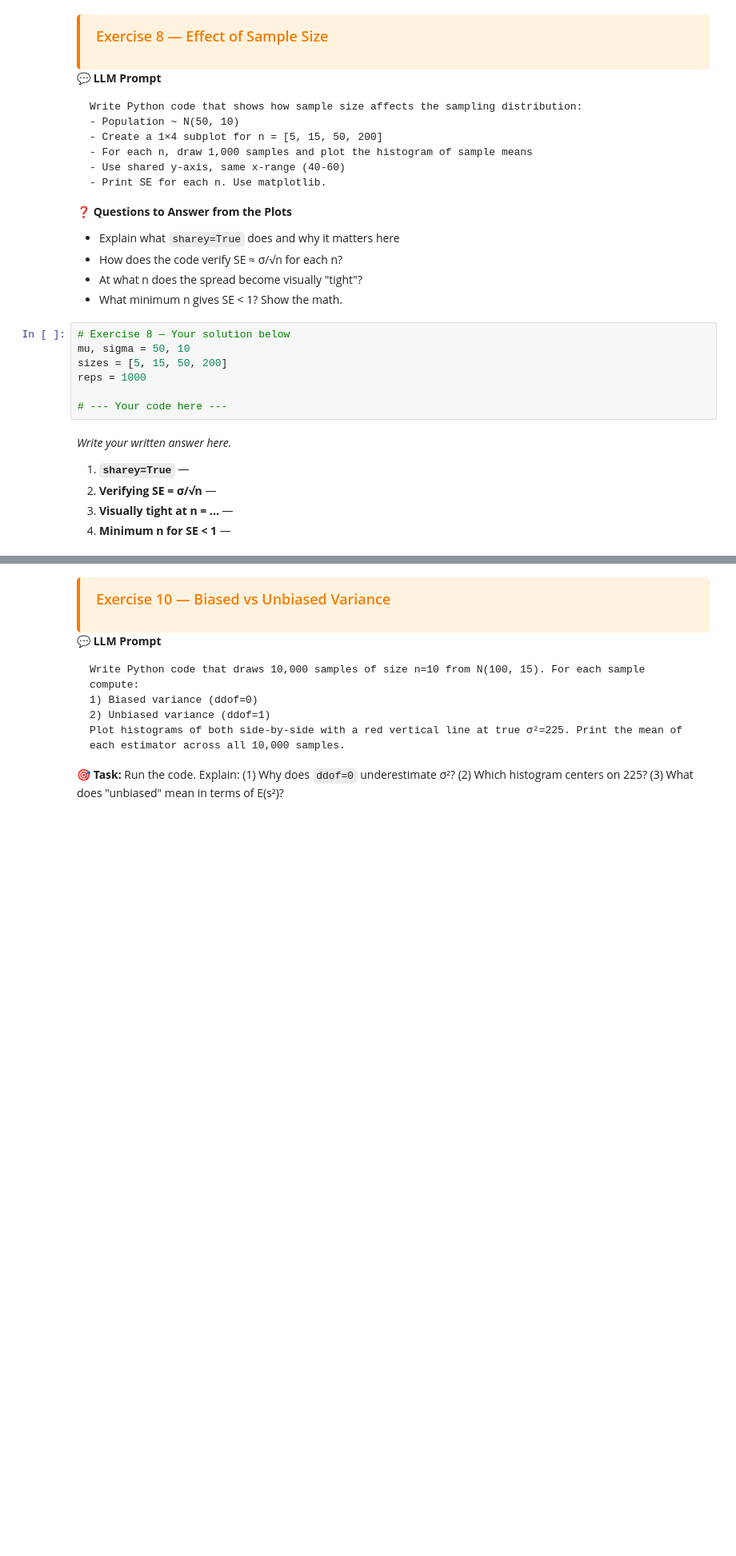
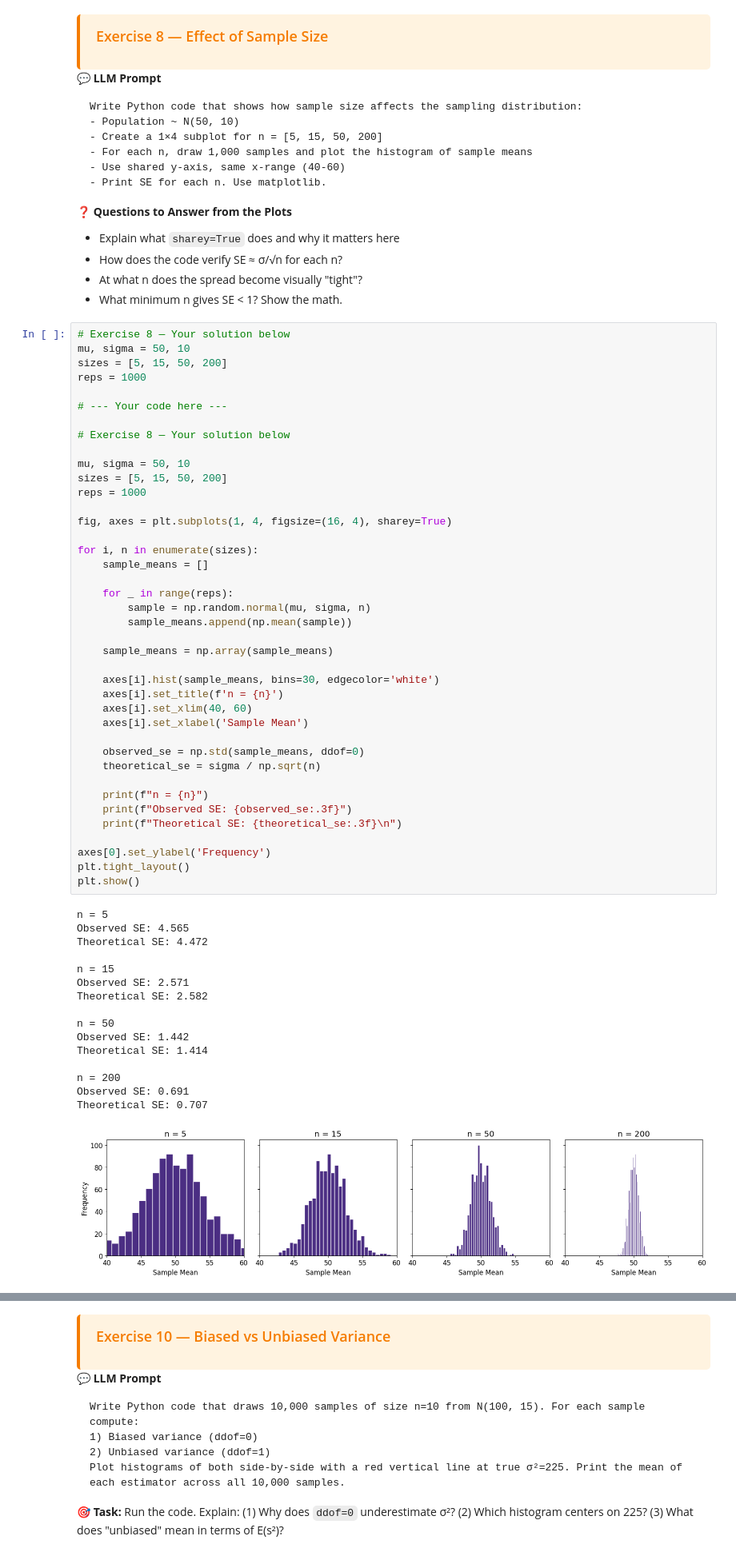
Before and after one commit to ManishSharma2026/BDATA200, a Jupyter notebook: Copy_of_04_data_analysis_statistics.ipynb, the cells around one changed output, grey strips where cells are left out. Shown at 80% size. Saved outputs shown, nothing was run; the diff lists cells and outputs as text; blank space fills up the shorter version.

```diff
--- a/Copy_of_04_data_analysis_statistics.ipynb
+++ b/Copy_of_04_data_analysis_statistics.ipynb
@@ -926,17 +963,60 @@ Write Python code that shows how sample size affects the sampling distribution:
 - How does the code verify SE ≈ σ/√n for each n?
 - At what n does the spread become visually "tight"?
 - What minimum n gives SE < 1? Show the math.
-# %%
-# Exercise 8 — Your solution below
-mu, sigma = 50, 10
-sizes = [5, 15, 50, 200]
-reps = 1000
-
-# --- Your code here ---
-# %% [markdown]
-*Write your written answer here.*
-
-1. **`sharey=True`** —
-2. **Verifying SE = σ/√n** —
-3. **Visually tight at n = …** —
-4. **Minimum n for SE < 1** —
+# %%
+# Exercise 8 — Your solution below
+mu, sigma = 50, 10
+sizes = [5, 15, 50, 200]
+reps = 1000
+
+# --- Your code here ---
+
+# Exercise 8 — Your solution below
+
+mu, sigma = 50, 10
+sizes = [5, 15, 50, 200]
+reps = 1000
+
+fig, axes = plt.subplots(1, 4, figsize=(16, 4), sharey=True)
+
+for i, n in enumerate(sizes):
+    sample_means = []
+
+    for _ in range(reps):
+        sample = np.random.normal(mu, sigma, n)
+        sample_means.append(np.mean(sample))
+
+    sample_means = np.array(sample_means)
+
+    axes[i].hist(sample_means, bins=30, edgecolor='white')
+    axes[i].set_title(f'n = {n}')
+    axes[i].set_xlim(40, 60)
+    axes[i].set_xlabel('Sample Mean')
+
+    observed_se = np.std(sample_means, ddof=0)
+    theoretical_se = sigma / np.sqrt(n)
+
+    print(f"n = {n}")
+    print(f"Observed SE: {observed_se:.3f}")
+    print(f"Theoretical SE: {theoretical_se:.3f}\n")
+
+axes[0].set_ylabel('Frequency')
+plt.tight_layout()
+plt.show()
+# %% [output]
+n = 5
+Observed SE: 4.565
+Theoretical SE: 4.472
+
+n = 15
+Observed SE: 2.571
+Theoretical SE: 2.582
+
+n = 50
+Observed SE: 1.442
+Theoretical SE: 1.414
+
+n = 200
+Observed SE: 0.691
+Theoretical SE: 0.707
+[figure, added]
```
Also changed, not shown: parts of 33 cells of this notebook.
